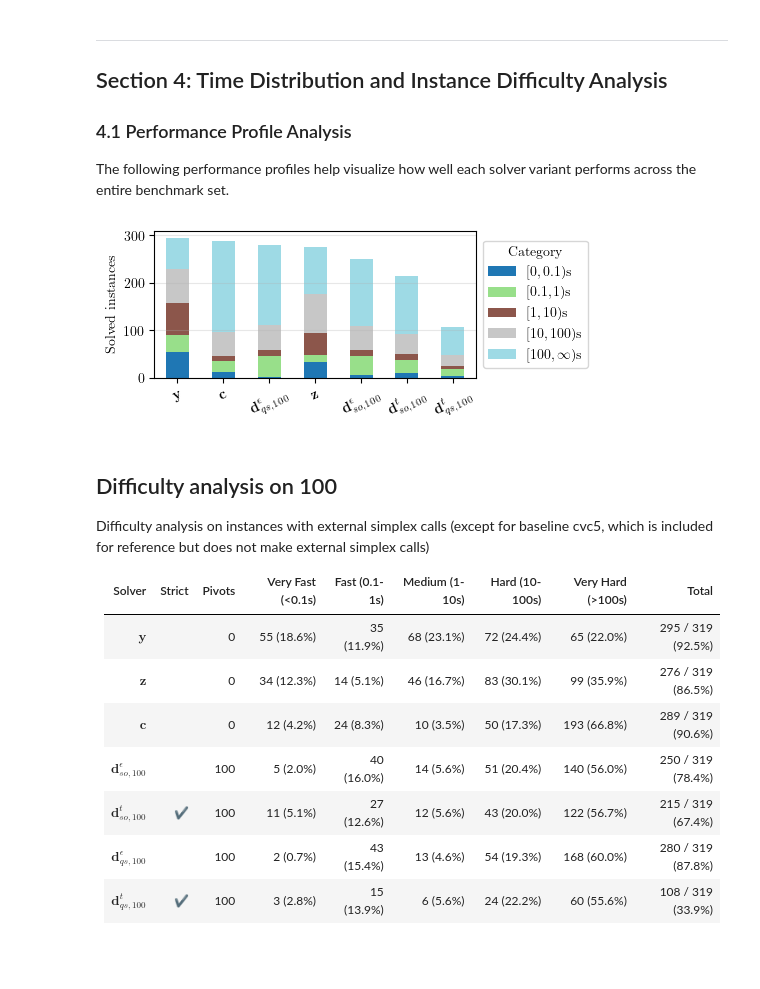
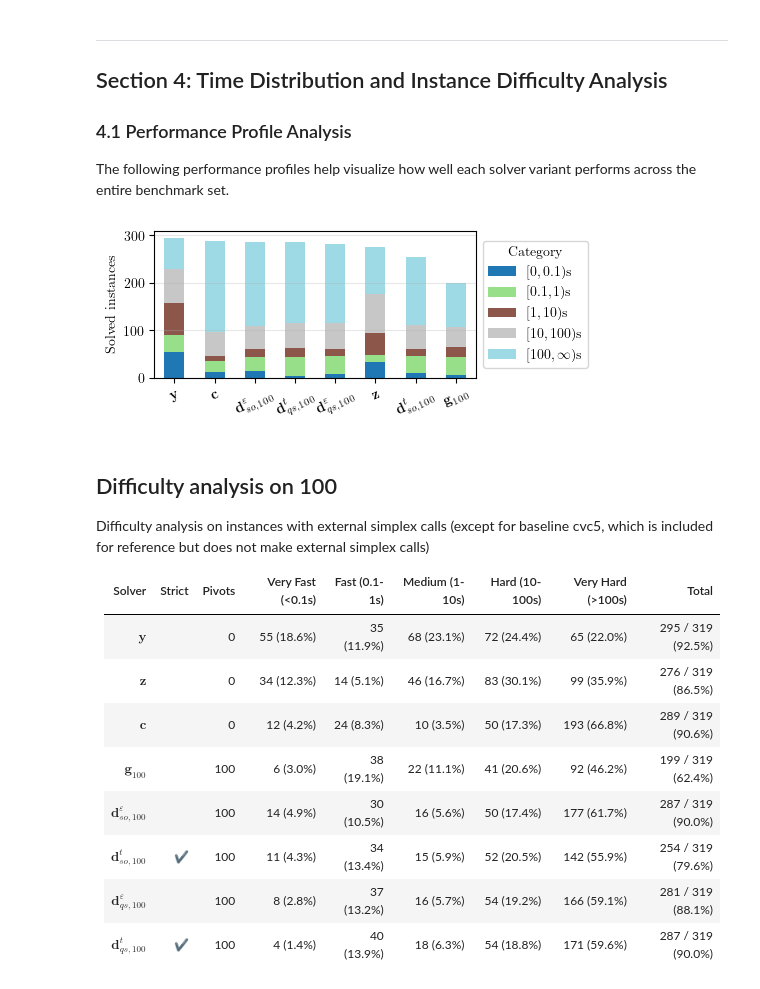
Before and after one commit to TendTo/dlinear, a Jupyter notebook: benchmarks/load_benchmarks.ipynb, the cells around one changed output. Drawn from its saved outputs; the diff is of its cells as text; code cells hidden in the pictures; blank space fills up the shorter version.

```diff
--- a/benchmarks/load_benchmarks.ipynb
+++ b/benchmarks/load_benchmarks.ipynb
@@ -57,7 +59,7 @@ plt.rcParams.update(
     }
 )
 # %%
-DROP_UNSOLVED = False
+DROP_UNSOLVED = True
 # %%
 all_instances = pd.read_csv("../instances.csv").set_index("file")
 instances_100 = pd.read_csv("../100_instances.csv").set_index("file")
@@ -129,14 +153,8 @@ def sanitize(df: pd.DataFrame):
     refinements = df["theory::arith::z::approx::refinements"].apply(lambda x: split_dict_columns(x, "refinements"))
     return pd.concat([df, precision_df, refinements], axis=1)
 
-soplex_i100 = sanitize(soplex_i100)
-soplex_i200 = sanitize(soplex_i200)
-soplex_i100_strict = sanitize(soplex_i100_strict)
-soplex_i200_strict = sanitize(soplex_i200_strict)
-qsoptex_i100 = sanitize(qsoptex_i100)
-qsoptex_i100_strict = sanitize(qsoptex_i100_strict)
-qsoptex_i200 = sanitize(qsoptex_i200)
-qsoptex_i200_strict = sanitize(qsoptex_i200_strict)
+for key in results:
+    results[key] = results[key].replace_df(sanitize(results[key].dataframe))
 # %%
 # All instances with at least a call to the external simplex should have a value for the external simplex type
 def check_external_simplex_calls_soplex(df: pd.DataFrame):
@@ -293,3 +304,14 @@ We aim to compare our implementation with other state-of-the-art SMT solvers, su
 ### 2.1 SoPlex vs. GLPK vs. Baseline cvc5
 
 This section provides a comprehensive comparison of the three main approaches evaluated in this study.
+# %%
+others = ("glpk_i100", "glpk_i200", "glpk_i300", "yices", "z3", "cvc5", )
+others_results: dict[str, SolverResult] = {}
+for others in others:
+    if os.path.exists(f"../{others}.csv"):
+        print(f"Loading results from ../{others}.csv...")
+        df = pd.read_csv(f"../{others}.csv").set_index("file")
+        if DROP_UNSOLVED:
+            df = df[df[f"result{others[0].upper()}"].isin(["sat", "unsat"])]
+        iterations = f"_{{{others.split('_')[-1][1:]}}}" if "glpk" in others else ""
+        others_results[others] = SolverResult(solver_name=fr"$ \textbf{{{others[0].lower()}}}{iterations} $", dataframe=df, solver_id=others[0].upper(), iterations=int(iterations[2:-1]) if iterations else -1)
@@ -859,7 +766,7 @@ Difficulty analysis on instances with external simplex calls (except for baselin
 The following performance profiles help visualize how well each solver variant performs across the entire benchmark set.
 # %%
 def print_difficulty_analysis(
-    solvers_analysis: list[tuple[str, pd.DataFrame, str]], total_count: int, group_name = "all"
+    solvers_analysis: list[SolverResult], total_count: int, group_name = "all"
 ):
     # Instance difficulty categorization
     text = f"""## Difficulty analysis on {group_name}
@@ -890,7 +797,10 @@ Difficulty analysis on instances with external simplex calls (except for baselin
 
     categories = ["Very Fast (<0.1s)", "Fast (0.1-1s)", "Medium (1-10s)", "Hard (10-100s)", "Very Hard (>100s)"]
     latex_categories = ["$[0, 0.1)$s", "$[0.1, 1)$s", "$[1, 10)$s", "$[10, 100)$s", r"$[100, \infty)$s"]
-    for solver_name, df, solver_id in solvers_analysis:
+    for solver in solvers_analysis:
+        solver_name = solver.solver_name
+        df = solver.dataframe
+        solver_id = solver.solver_id
         df_copy = (
             df.copy()
             if "theory::arith::z::arith::relax::calls" not in df.columns
@@ -958,19 +868,20 @@ Difficulty analysis on instances with external simplex calls (except for baselin
 # %%
 print_difficulty_analysis(
     solvers_analysis=[
-        (r"$ \textbf{y} $", in_100(yices), "Y"),
-        (r"$ \textbf{z} $", in_100(z3), "Z"),
-        (r"$ \textbf{c} $", in_100(cvc5), "C"),
-        (r"$ \textbf{d}_{so,100}^\epsilon $", soplex_i100, "S"),
-        (r"$ \textbf{d}_{so,100}^t $", soplex_i100_strict, "S"),
-        (r"$ \textbf{d}_{qs,100}^\epsilon $", qsoptex_i100, "Q"),
-        (r"$ \textbf{d}_{qs,100}^t $", qsoptex_i100_strict, "Q"),
+        others_results["yices"].apply_filter(in_100),
+        others_results["z3"].apply_filter(in_100),
+        others_results["cvc5"].apply_filter(in_100),
+        others_results["glpk_i100"],
+        results["soplex_i100"],
+        results["soplex_i100_strict"],
+        results["qsoptex_i100"],
+        results["qsoptex_i100_strict"],
     ],
     total_count= len(instances_100),
     group_name="100",
 )
 # %% [output]
-[figure, old version]
+[figure, new version]
 ## Difficulty analysis on 100
 
 Difficulty analysis on instances with external simplex calls (except for baseline cvc5, which is included for reference but does not make external simplex calls)
@@ -980,10 +891,11 @@ Difficulty analysis on instances with external simplex calls (except for baselin
 | $ \textbf{y} $ |  | 0 | 55 (18.6%) | 35 (11.9%) | 68 (23.1%) | 72 (24.4%) | 65 (22.0%) | 295 / 319 (92.5%)
 | $ \textbf{z} $ |  | 0 | 34 (12.3%) | 14 (5.1%) | 46 (16.7%) | 83 (30.1%) | 99 (35.9%) | 276 / 319 (86.5%)
 | $ \textbf{c} $ |  | 0 | 12 (4.2%) | 24 (8.3%) | 10 (3.5%) | 50 (17.3%) | 193 (66.8%) | 289 / 319 (90.6%)
-| $ \textbf{d}_{so,100}^\epsilon $ |  | 100 | 5 (2.0%) | 40 (16.0%) | 14 (5.6%) | 51 (20.4%) | 140 (56.0%) | 250 / 319 (78.4%)
-| $ \textbf{d}_{so,100}^t $ | ✔ | 100 | 11 (5.1%) | 27 (12.6%) | 12 (5.6%) | 43 (20.0%) | 122 (56.7%) | 215 / 319 (67.4%)
-| $ \textbf{d}_{qs,100}^\epsilon $ |  | 100 | 2 (0.7%) | 43 (15.4%) | 13 (4.6%) | 54 (19.3%) | 168 (60.0%) | 280 / 319 (87.8%)
-| $ \textbf{d}_{qs,100}^t $ | ✔ | 100 | 3 (2.8%) | 15 (13.9%) | 6 (5.6%) | 24 (22.2%) | 60 (55.6%) | 108 / 319 (33.9%)
+| $ \textbf{g}_{100} $ |  | 100 | 6 (3.0%) | 38 (19.1%) | 22 (11.1%) | 41 (20.6%) | 92 (46.2%) | 199 / 319 (62.4%)
+| $ \textbf{d}_{so,100}^\varepsilon $ |  | 100 | 14 (4.9%) | 30 (10.5%) | 16 (5.6%) | 50 (17.4%) | 177 (61.7%) | 287 / 319 (90.0%)
+| $ \textbf{d}_{so,100}^t $ | ✔ | 100 | 11 (4.3%) | 34 (13.4%) | 15 (5.9%) | 52 (20.5%) | 142 (55.9%) | 254 / 319 (79.6%)
+| $ \textbf{d}_{qs,100}^\varepsilon $ |  | 100 | 8 (2.8%) | 37 (13.2%) | 16 (5.7%) | 54 (19.2%) | 166 (59.1%) | 281 / 319 (88.1%)
+| $ \textbf{d}_{qs,100}^t $ | ✔ | 100 | 4 (1.4%) | 40 (13.9%) | 18 (6.3%) | 54 (18.8%) | 171 (59.6%) | 287 / 319 (90.0%)
 # %%
 print_difficulty_analysis(
     solvers_analysis=[
```
Also changed, not shown: parts of 56 cells of this notebook, 1 other file.
